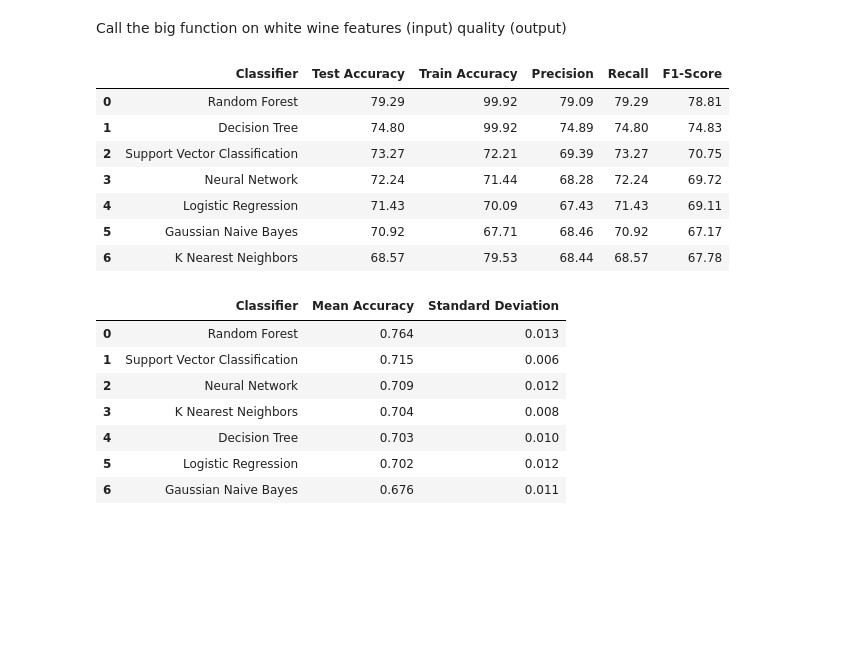
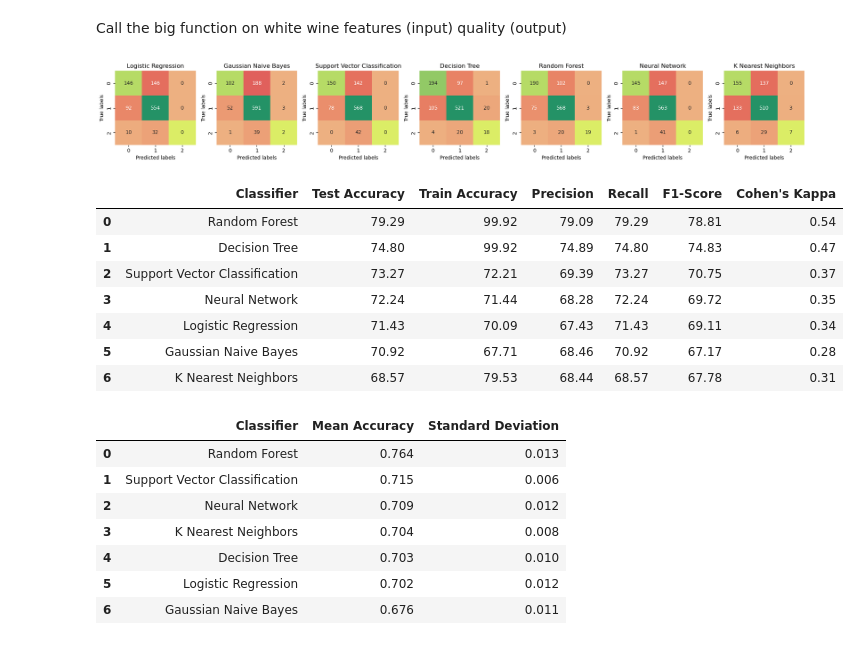
Before and after one commit to Paul-Sabin/BlueBerry-Winery, a Jupyter notebook: ww_quality_all.ipynb, the cells around one changed output. Drawn from its saved outputs; the diff is of its cells as text; code cells hidden in the pictures; blank space fills up the shorter version.

Commit message:
Added heatmap + color palette for confusion matrix

```diff
--- a/ww_quality_all.ipynb
+++ b/ww_quality_all.ipynb
@@ -118,10 +101,12 @@ def model_accuracy_comparison(X_train, y_train, X_test, y_test):
         ('K Nearest Neighbors', KNeighborsClassifier())
 
     ]
+    # Create a figure to accommodate the heatmaps for each model
+    fig, axs = plt.subplots(1, len(classifiers), figsize=(20, 3))
 
     metrics_df = pd.DataFrame(columns=['Classifier', 'Test Accuracy', 'Train Accuracy', 'Precision', 'Recall', 'F1-Score'])
 
-    for name, clf in classifiers:
+    for idx, (name, clf) in enumerate(classifiers):
         clf.fit(X_train, y_train)
         train_predictions = clf.predict(X_train)
         test_predictions = clf.predict(X_test)
@@ -132,6 +117,28 @@ def model_accuracy_comparison(X_train, y_train, X_test, y_test):
         precision = (precision_score(y_test, test_predictions, average='weighted') * 100).round(2)
         recall = (recall_score(y_test, test_predictions, average='weighted') * 100).round(2)
         f1 = (f1_score(y_test, test_predictions, average='weighted') * 100).round(2)
+        cohen_kappa = cohen_kappa_score(y_test, test_predictions).round(2)
+
+        # Create confusion matrix and heatmap of it
+        cm = confusion_matrix(y_test, test_predictions)
+
+        # Create a mask for off-diagonal cells
+        mask = np.ones_like(cm, dtype=bool)
+        np.fill_diagonal(mask, 0)
+
+        bleh_green_palette = sns.diverging_palette(70, 100, s=100, l=50, as_cmap=True)
+        correct_cmap = sns.color_palette("viridis_r", as_cmap=True)
+        green_palette = sns.color_palette(palette='Greens_d')
+        summer_palette = sns.color_palette(palette='summer_r')
+        incorrect_cmap = sns.color_palette("flare", as_cmap=True)
+
+
+        # Plot the heatmap with the mask
+        sns.heatmap(cm, annot=True, fmt="d", cmap=summer_palette, mask=mask, cbar=False, ax=axs[idx])
+        sns.heatmap(cm, annot=True, fmt="d", cmap=incorrect_cmap, mask=~mask, cbar=False, ax=axs[idx], vmax=cm.max())
+        axs[idx].set_title(name)
+        axs[idx].set_xlabel('Predicted labels')
+        axs[idx].set_ylabel('True labels')
 
         metrics_row = {
             'Classifier': name,
@@ -139,27 +146,32 @@ def model_accuracy_comparison(X_train, y_train, X_test, y_test):
             'Train Accuracy': train_accuracy,
             'Precision': precision,
             'Recall': recall,
-            'F1-Score': f1
+            'F1-Score': f1,
+            "Cohen's Kappa": cohen_kappa
         }
 
         metrics_df = pd.concat([metrics_df, pd.DataFrame([metrics_row])]).reset_index(drop=True)
         metrics_df = metrics_df.sort_values(by='Test Accuracy', ascending=False).reset_index(drop=True)
 
-    return metrics_df
+    # Display the heatmap visualization
+    plt.tight_layout()
+    plt.show()
+
+    display(metrics_df)
 # %% [markdown]
 Call the big function on white wine features (input) quality (output)
 # %%
-results_df = model_accuracy_comparison(ww_features_train_scaled, ww_quality_train, ww_features_test_scaled, ww_quality_test)
-display(results_df)
+model_accuracy_comparison(ww_features_train_scaled, ww_quality_train, ww_features_test_scaled, ww_quality_test)
 # %% [output]
+[figure, added]
-|  | Classifier | Test Accuracy | Train Accuracy | Precision | Recall | F1-Score |
-| 0 | Random Forest | 79.29 | 99.92 | 79.09 | 79.29 | 78.81 |
-| 1 | Decision Tree | 74.80 | 99.92 | 74.89 | 74.80 | 74.83 |
-| 2 | Support Vector Classification | 73.27 | 72.21 | 69.39 | 73.27 | 70.75 |
-| 3 | Neural Network | 72.24 | 71.44 | 68.28 | 72.24 | 69.72 |
-| 4 | Logistic Regression | 71.43 | 70.09 | 67.43 | 71.43 | 69.11 |
-| 5 | Gaussian Naive Bayes | 70.92 | 67.71 | 68.46 | 70.92 | 67.17 |
-| 6 | K Nearest Neighbors | 68.57 | 79.53 | 68.44 | 68.57 | 67.78 |
+|  | Classifier | Test Accuracy | Train Accuracy | Precision | Recall | F1-Score | Cohen's Kappa |
+| 0 | Random Forest | 79.29 | 99.92 | 79.09 | 79.29 | 78.81 | 0.54 |
+| 1 | Decision Tree | 74.80 | 99.92 | 74.89 | 74.80 | 74.83 | 0.47 |
+| 2 | Support Vector Classification | 73.27 | 72.21 | 69.39 | 73.27 | 70.75 | 0.37 |
+| 3 | Neural Network | 72.24 | 71.44 | 68.28 | 72.24 | 69.72 | 0.35 |
+| 4 | Logistic Regression | 71.43 | 70.09 | 67.43 | 71.43 | 69.11 | 0.34 |
+| 5 | Gaussian Naive Bayes | 70.92 | 67.71 | 68.46 | 70.92 | 67.17 | 0.28 |
+| 6 | K Nearest Neighbors | 68.57 | 79.53 | 68.44 | 68.57 | 67.78 | 0.31 |
 # %%
 def model_cross_val(X_train, y_train, X_test, y_test):
     # Create an array of classification models (classifiers)
```
Also changed, not shown: parts of 5 cells of this notebook.
